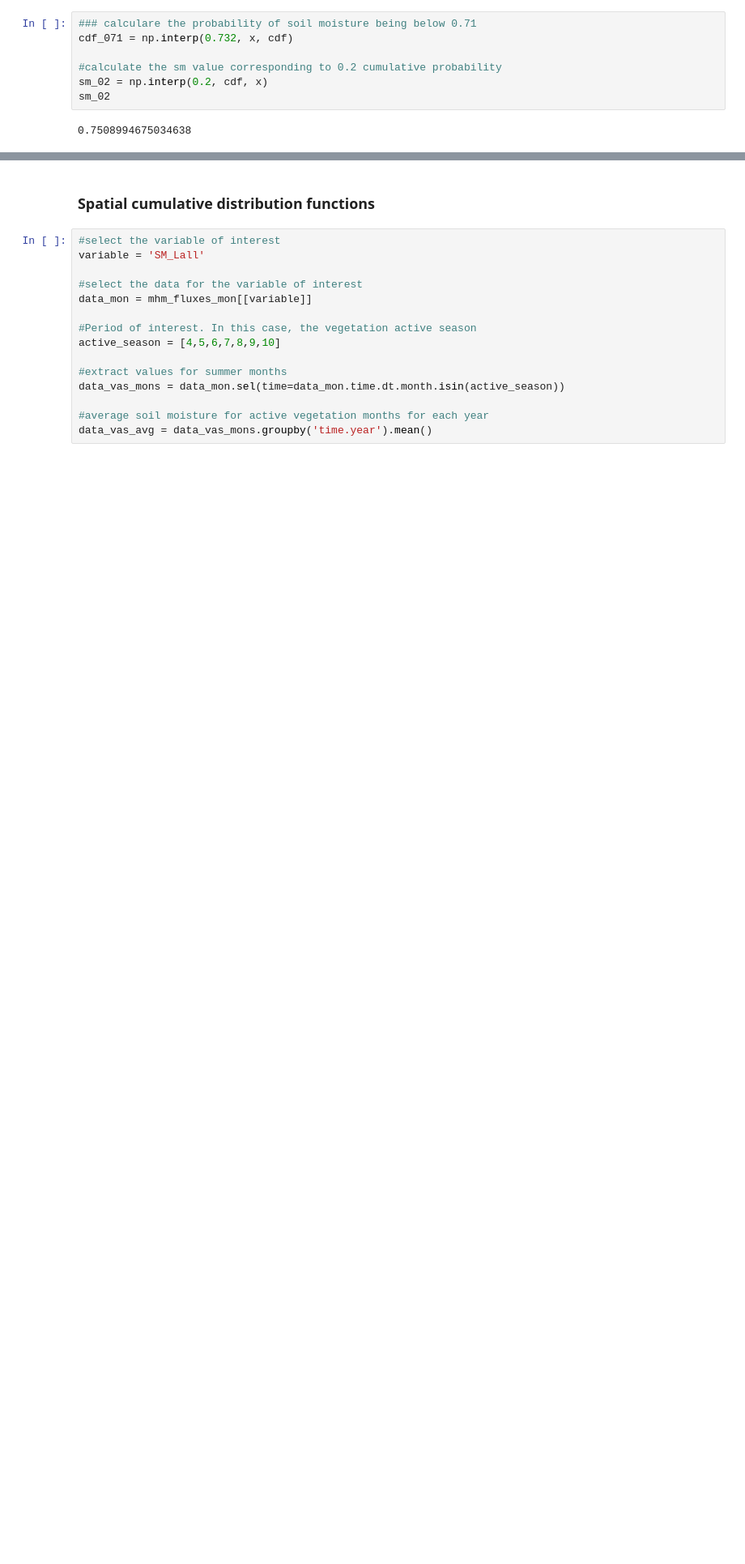
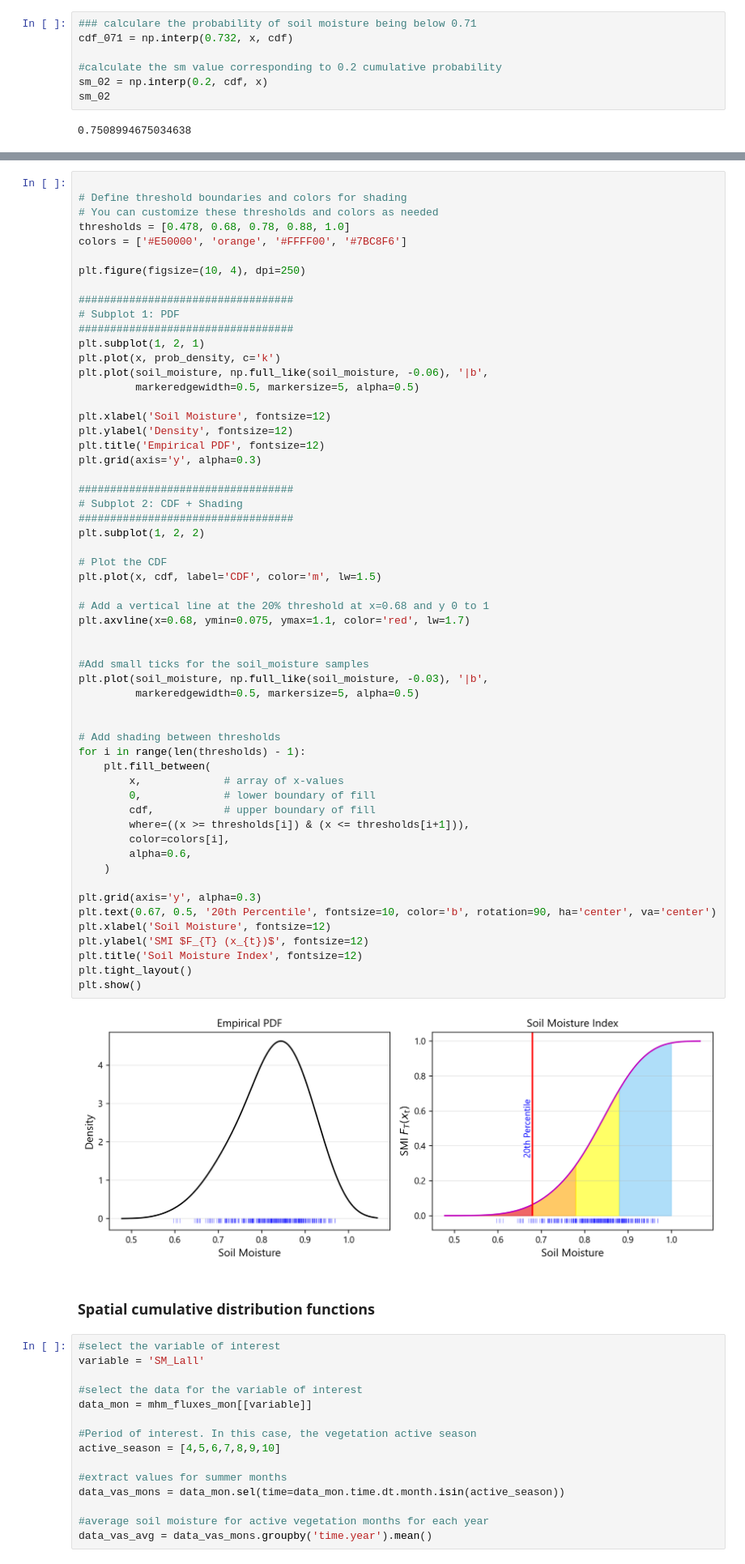
Before and after one commit to klekarkar/mHM_IO_dataprocessing, a Jupyter notebook: SoilMoistureIndex.ipynb, the cells around one changed output, grey strips where cells are left out. Shown at 81% size. Cells and saved outputs as stored; diff of their text form; blank space fills up the shorter version.

```diff
--- a/SoilMoistureIndex.ipynb
+++ b/SoilMoistureIndex.ipynb
@@ -422,3 +427,62 @@ plt.show()
+# %%
+
+# Define threshold boundaries and colors for shading
+# You can customize these thresholds and colors as needed
+thresholds = [0.478, 0.68, 0.78, 0.88, 1.0]
+colors = ['#E50000', 'orange', '#FFFF00', '#7BC8F6']
+
+plt.figure(figsize=(10, 4), dpi=250)
+
+##################################
+# Subplot 1: PDF
+##################################
+plt.subplot(1, 2, 1)
+plt.plot(x, prob_density, c='k')
+plt.plot(soil_moisture, np.full_like(soil_moisture, -0.06), '|b',
+         markeredgewidth=0.5, markersize=5, alpha=0.5)
+
+plt.xlabel('Soil Moisture', fontsize=12)
+plt.ylabel('Density', fontsize=12)
+plt.title('Empirical PDF', fontsize=12)
+plt.grid(axis='y', alpha=0.3)
+
+##################################
+# Subplot 2: CDF + Shading
+##################################
+plt.subplot(1, 2, 2)
+
+# Plot the CDF
+plt.plot(x, cdf, label='CDF', color='m', lw=1.5)
+
+# Add a vertical line at the 20% threshold at x=0.68 and y 0 to 1
+plt.axvline(x=0.68, ymin=0.075, ymax=1.1, color='red', lw=1.7)
+
+
+#Add small ticks for the soil_moisture samples
+plt.plot(soil_moisture, np.full_like(soil_moisture, -0.03), '|b',
+         markeredgewidth=0.5, markersize=5, alpha=0.5)
+
+
+# Add shading between thresholds
+for i in range(len(thresholds) - 1):
+    plt.fill_between(
+        x,             # array of x-values
+        0,             # lower boundary of fill
+        cdf,           # upper boundary of fill
+        where=((x >= thresholds[i]) & (x <= thresholds[i+1])),
+        color=colors[i],
+        alpha=0.6,
+    )
+
+plt.grid(axis='y', alpha=0.3)
+plt.text(0.67, 0.5, '20th Percentile', fontsize=10, color='b', rotation=90, ha='center', va='center')
+plt.xlabel('Soil Moisture', fontsize=12)
+plt.ylabel('SMI $F_{T} (x_{t})$', fontsize=12)
+plt.title('Soil Moisture Index', fontsize=12)
+plt.tight_layout()
+plt.show()
+# %% [output]
+[figure, added]
 # %% [markdown]
 ### Spatial cumulative distribution functions
 # %%
```
Also changed, not shown: parts of 2 cells of this notebook, 2 other files.
